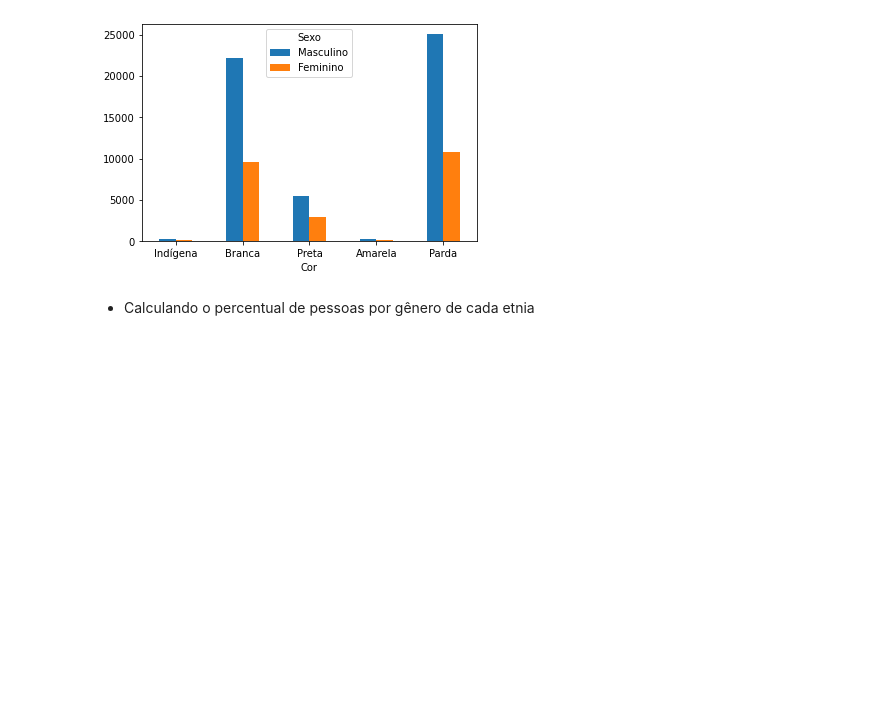
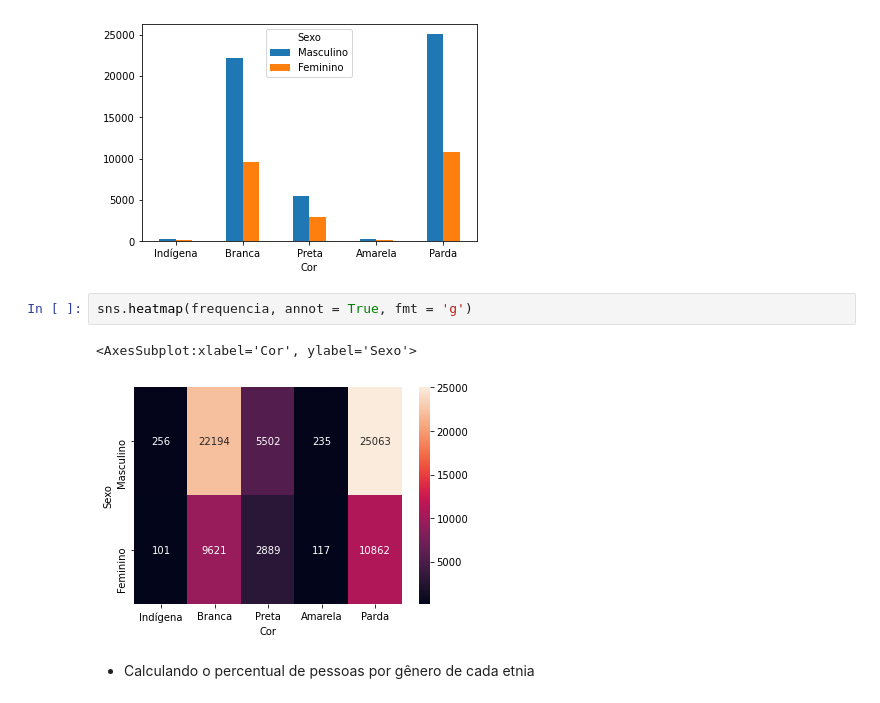
Before and after one commit to andrelbd1/teaching-data-science, a Jupyter notebook: 06. Statistical Analysis.ipynb, the cells around one changed output. Saved outputs shown, nothing was run; the diff lists cells and outputs as text; blank space fills up the shorter version.

```diff
--- a/06. Statistical Analysis.ipynb
+++ b/06. Statistical Analysis.ipynb
@@ -191,6 +208,11 @@ frequencia.T.plot.bar(rot=0)
 # %% [output]
 <AxesSubplot:xlabel='Cor'>
 [figure]
+# %%
+sns.heatmap(frequencia, annot = True, fmt = 'g')
+# %% [output]
+<AxesSubplot:xlabel='Cor', ylabel='Sexo'>
+[figure, added]
 # %% [markdown]
 - Calculando o percentual de pessoas por gênero de cada etnia
 # %%
```
Also changed, not shown: parts of 3 cells of this notebook, 9 other files.
